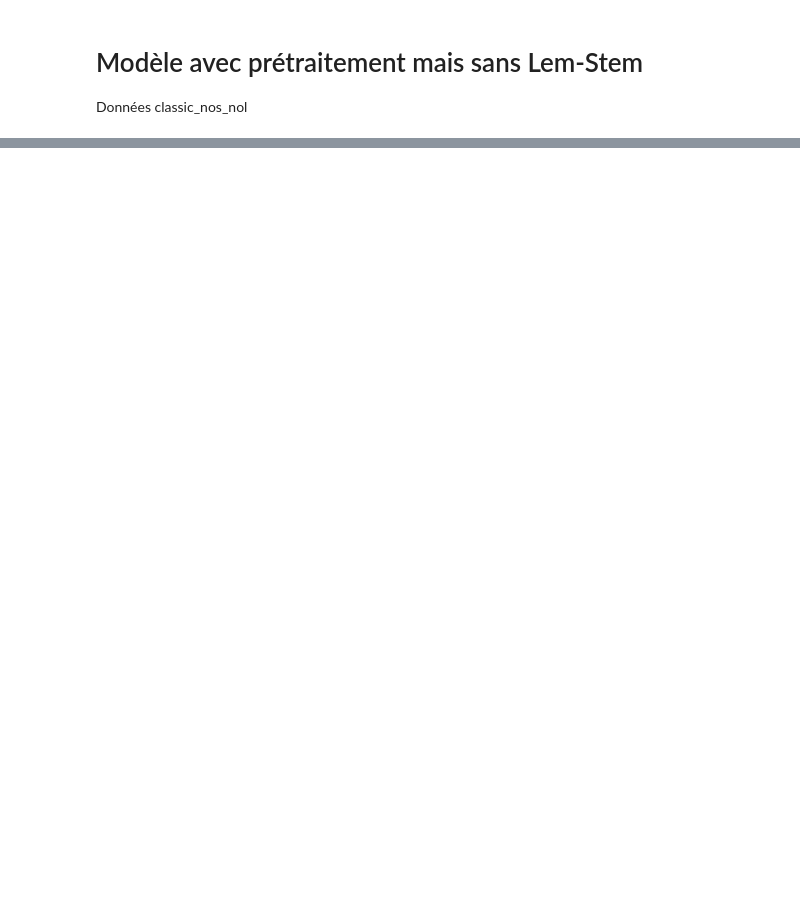
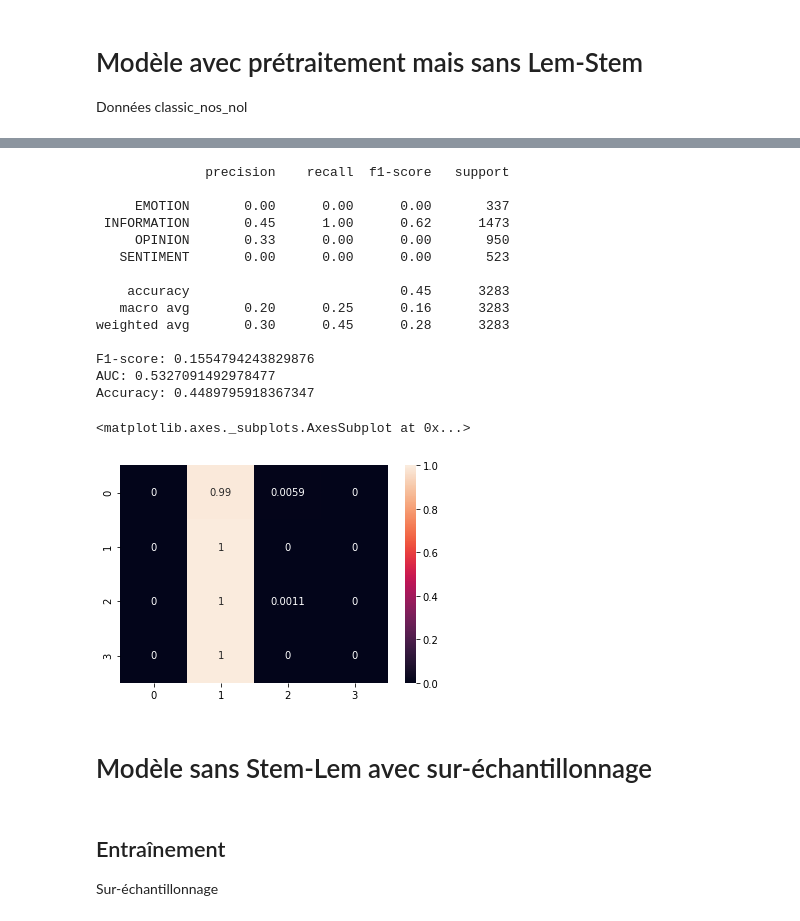
Before and after one commit to Lrakotoson/M1Python, a Jupyter notebook: S3/Text Mining/Mining/CC - Tweets generic/notebooks/Camembert.ipynb, the cells around one changed output, grey strips where cells are left out. Cells and saved outputs as stored; diff of their text form; code cells hidden in the pictures; blank space fills up the shorter version.

```diff
--- a/S3/Text Mining/Mining/CC - Tweets generic/notebooks/Camembert.ipynb
+++ b/S3/Text Mining/Mining/CC - Tweets generic/notebooks/Camembert.ipynb
@@ -328,0 +615,12 @@ Données classic_nos_nol
+# %%
+epochs_done = 0
+history = model_3.fit(
+  train_dataset,
+  epochs = 200,
+  steps_per_epoch = STEPS,
+  callbacks = [early],
+  validation_data = val_dataset,
+  initial_epoch = epochs_done,
+  workers = 8,
+  use_multiprocessing = True
+)
@@ -328,0 +645,5 @@ Données classic_nos_nol
+# %%
+with strategy.scope():
+  model_3.layers[0].trainable = True
+  optimizer = tf.keras.optimizers.Adam(lr=1e-7)
+  model_3.compile(optimizer = optimizer, loss='sparse_categorical_crossentropy', metrics=['accuracy'])
@@ -328,0 +679,12 @@ Données classic_nos_nol
+# %%
+train_dataset = (
+    tf.data.Dataset
+    .from_tensor_slices((
+        tf.concat([x_train, x_val], axis = 0),
+        np.concatenate([y_train, y_val])
+      ))
+    .repeat()
+    .shuffle(BUFFER)
+    .batch(BATCH_D)
+    .prefetch(AUTO)
+)
@@ -328,0 +727,39 @@ Données classic_nos_nol
+# %%
+pred_3 = final_model_3.predict(x_test)
+y_3 = encoder.inverse_transform(np.argmax(pred_3, axis = 1))
+# %%
+print(classification_report(test.label, y_3))
+
+print("F1-score: {}\nAUC: {}\nAccuracy: {}".format(
+    f1_score(test.label, y_3, average = "macro"),
+    roc_auc_score(binarizer.fit_transform(y_test), pred_3, average = "macro", multi_class = "ovr"),
+    accuracy_score(test.label, y_3)
+))
+
+sns.heatmap(
+    confusion_matrix(test.label, y_3, normalize='true'),
+    annot = True
+)
+# %% [output]
+              precision    recall  f1-score   support
+
+     EMOTION       0.00      0.00      0.00       337
+ INFORMATION       0.45      1.00      0.62      1473
+     OPINION       0.33      0.00      0.00       950
+   SENTIMENT       0.00      0.00      0.00       523
+
+    accuracy                           0.45      3283
+   macro avg       0.20      0.25      0.16      3283
+weighted avg       0.30      0.45      0.28      3283
+
+F1-score: 0.1554794243829876
+AUC: 0.5327091492978477
+Accuracy: 0.4489795918367347
+<matplotlib.axes._subplots.AxesSubplot at 0x...>
+[figure, added]
+# %% [markdown]
+# Modèle sans Stem-Lem avec sur-échantillonnage
+# %% [markdown]
+## Entraînement
+
+Sur-échantillonnage
```
Also changed, not shown: parts of 37 cells of this notebook.
